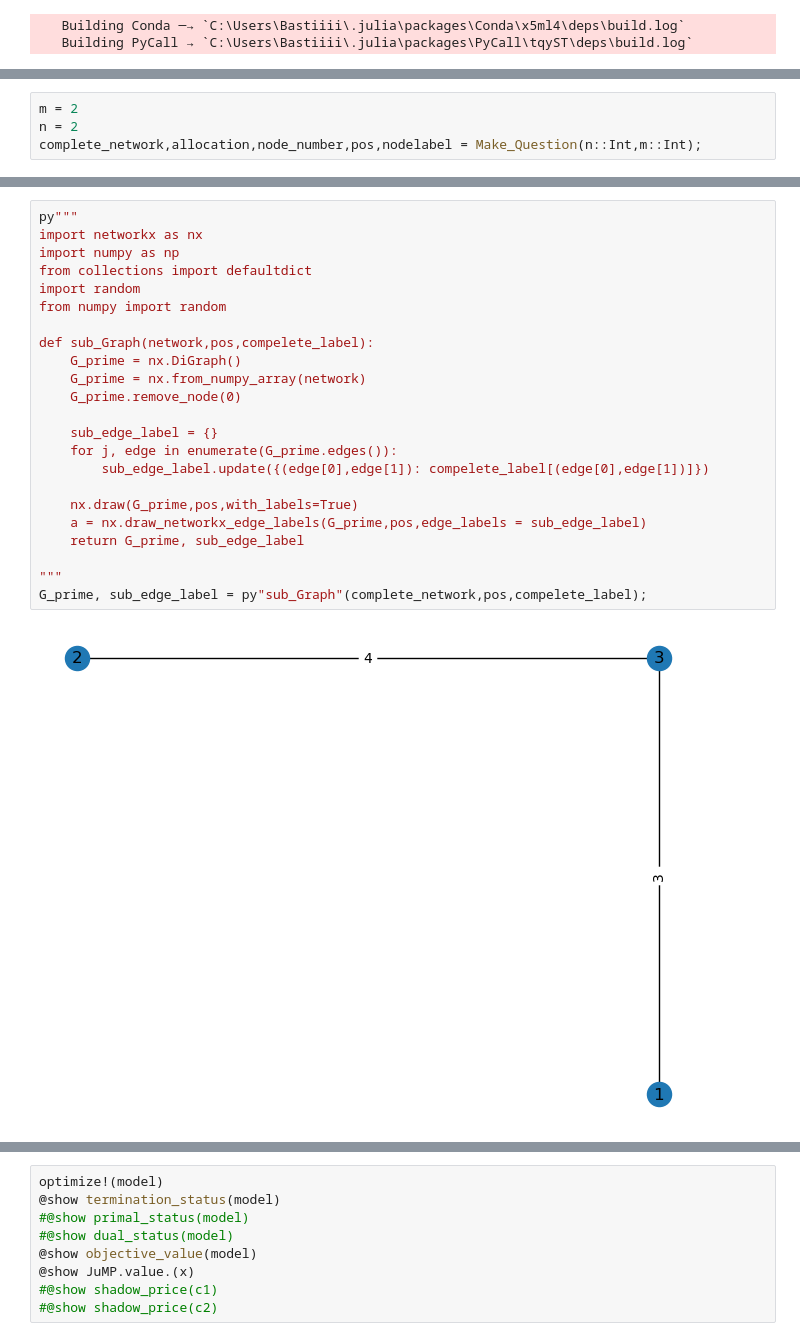
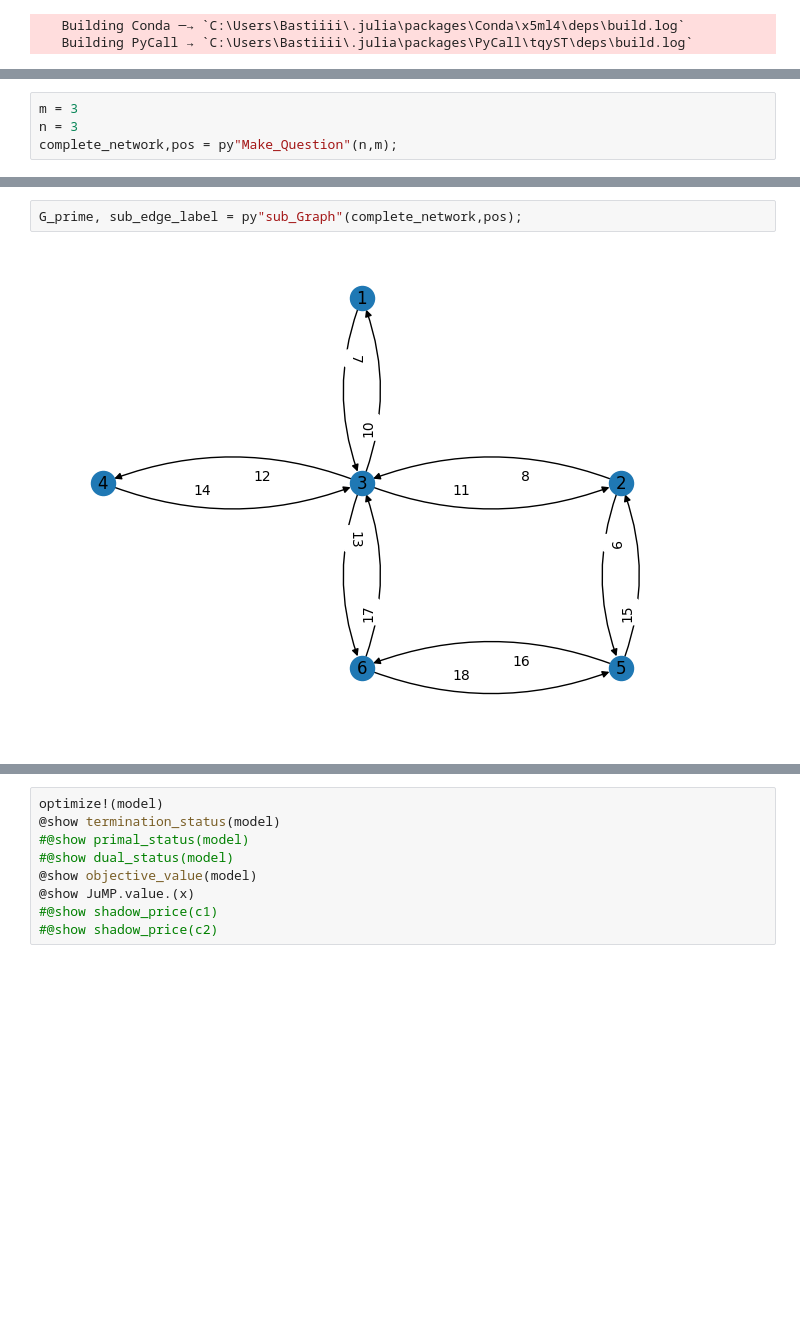
Before and after one commit to djzts/UoH_code, a Jupyter notebook: Minimum Spanning Tree Julia/Julia_python_mix.ipynb, the cells around one changed output, grey strips where cells are left out. Drawn from its saved outputs; the diff is of its cells as text; blank space fills up the shorter version.

```diff
--- a/Minimum Spanning Tree Julia/Julia_python_mix.ipynb
+++ b/Minimum Spanning Tree Julia/Julia_python_mix.ipynb
@@ -140,6 +191,6 @@ Make_Question (generic function with 5 methods)
 # %%
-m = 2
-n = 2
-complete_network,allocation,node_number,pos,nodelabel = Make_Question(n::Int,m::Int);
+m = 3
+n = 3
+complete_network,pos = py"Make_Question"(n,m);
 # %%
 py"""
@@ -173,28 +272,7 @@ G, compelete_label, graph = py"Draw_Graph"(complete_network,pos);
 # %%
-py"""
-import networkx as nx
-import numpy as np
-from collections import defaultdict
-import random
-from numpy import random
-
-def sub_Graph(network,pos,compelete_label):
-    G_prime = nx.DiGraph()
-    G_prime = nx.from_numpy_array(network)
-    G_prime.remove_node(0)
-
-    sub_edge_label = {}
-    for j, edge in enumerate(G_prime.edges()):
-        sub_edge_label.update({(edge[0],edge[1]): compelete_label[(edge[0],edge[1])]})
-
-    nx.draw(G_prime,pos,with_labels=True)
-    a = nx.draw_networkx_edge_labels(G_prime,pos,edge_labels = sub_edge_label)
-    return G_prime, sub_edge_label
-
-"""
-G_prime, sub_edge_label = py"sub_Graph"(complete_network,pos,compelete_label);
+G_prime, sub_edge_label = py"sub_Graph"(complete_network,pos);
 # %% [output]
-[figure, old version]
+[figure, new version]
 # %%
 py"""
 import networkx as nx
```
Also changed, not shown: parts of 12 cells of this notebook, 1 other file.
